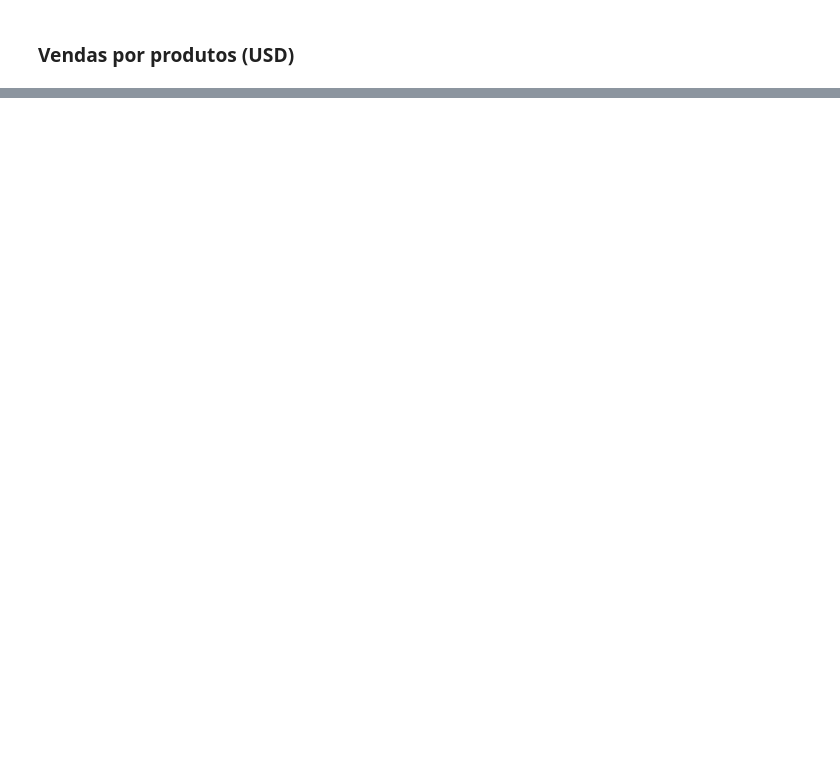
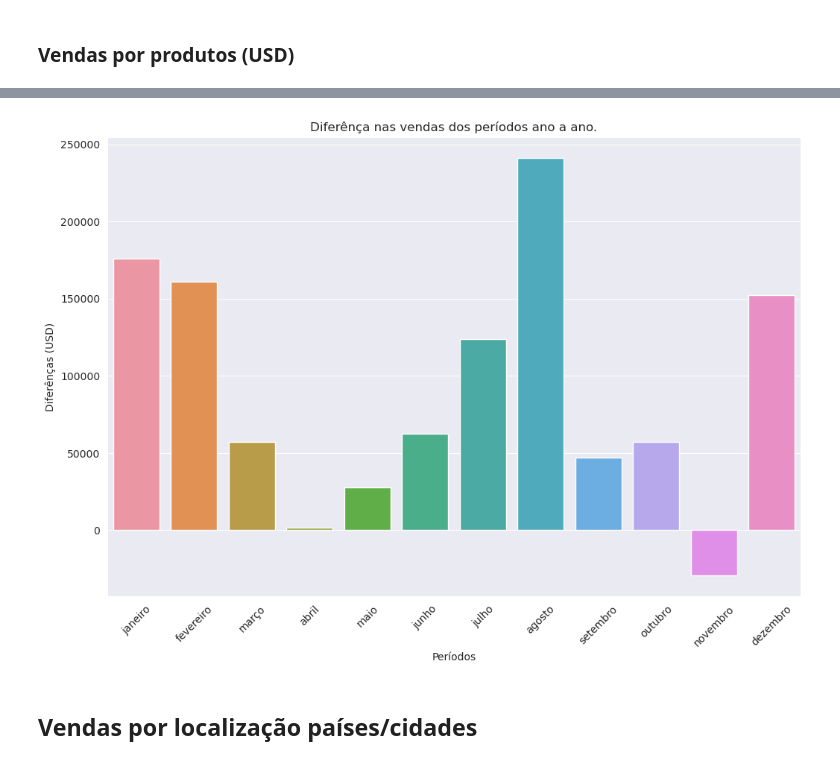
Before and after one commit to pveinberg/Curso_DataScience_Minsait, a Jupyter notebook: Notebooks/Aula01/Pandas_Sql_v02.ipynb, the cells around one changed output, grey strips where cells are left out. Drawn from its saved outputs; the diff is of its cells as text; code cells hidden in the pictures; blank space fills up the shorter version.

```diff
--- a/Notebooks/Aula01/Pandas_Sql_v02.ipynb
+++ b/Notebooks/Aula01/Pandas_Sql_v02.ipynb
@@ -368,0 +384,31 @@ plt.show()
+# %%
+# Agrgegar por períodos (total vendas) e cortar o ano 2005 que não está completo
+vendas_por_periodos = df2.groupby('ordersPeriod')['totalLine'] \
+    .sum().sort_index().reset_index().iloc[:24]
+# %%
+diff_value = []
+diff_pct = []
+
+for p in range(0, 12):
+    diff_value.append(round(vendas_por_periodos.iloc[p+12]['totalLine'] - vendas_por_periodos.iloc[p]['totalLine'],2))
+    diff_pct.append(round((vendas_por_periodos.iloc[p+12]['totalLine'] / vendas_por_periodos.iloc[p]['totalLine']-1)*100,2))
+# %%
+# Dataframe para cálculo de diferências
+differencas = pd.DataFrame(data={
+    'periodo': meses_pt,
+    'diff_val': diff_value,
+    'diff_pct': diff_pct
+})
+# %%
+# Diferências ano a ano
+plt.figure(figsize=FIGSIZE_DEFAULT)
+sns.barplot(data=differencas, x=differencas['periodo'], y=differencas['diff_val'])
+plt.title("Diferênça nas vendas dos períodos ano a ano.")
+plt.xticks(rotation=45)
+plt.xlabel("Períodos")
+plt.ylabel("Diferênças (USD)")
+plt.show()
+# %% [output]
+[figure, added]
+# %% [markdown]
+## Vendas por localização países/cidades
```
Also changed, not shown: parts of 46 cells of this notebook.
